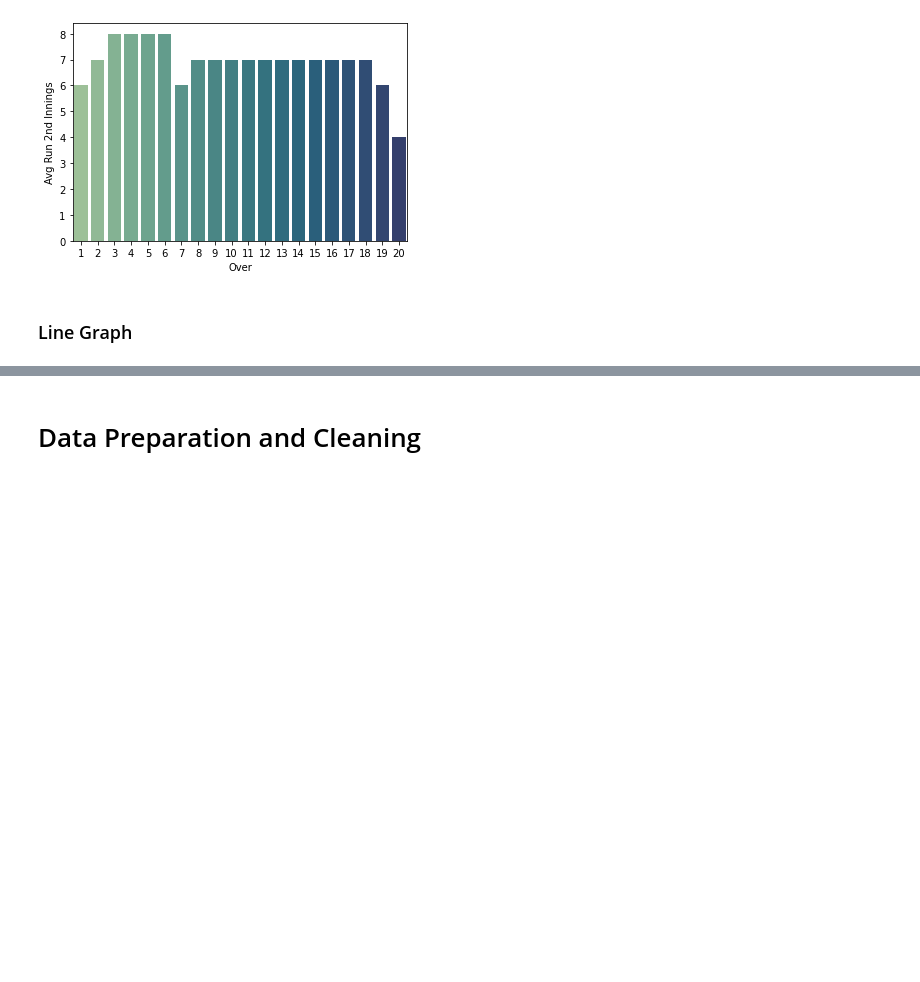
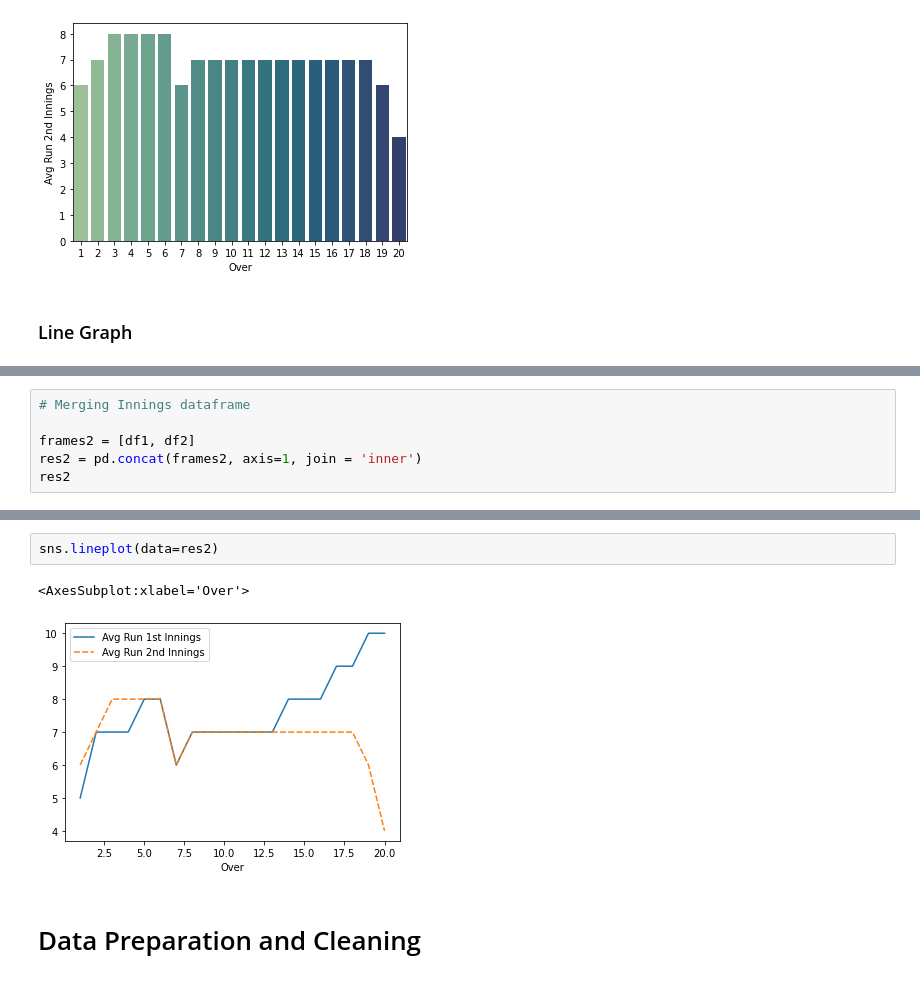
Before and after one commit to Utkarsh736/IPL_Data_Analysis, a Jupyter notebook: Template.ipynb, the cells around one changed output, grey strips where cells are left out. Drawn from its saved outputs; the diff is of its cells as text; blank space fills up the shorter version.

Commit message:
Merging innings data

```diff
--- a/Template.ipynb
+++ b/Template.ipynb
@@ -275,3 +277,9 @@ res
 | 18 | 17 | 9 | 7 |
 | 19 | 16 | 10 | 6 |
 | 20 | 15 | 10 | 4 |
+# %%
+# Merging Innings dataframe
+
+frames2 = [df1, df2]
+res2 = pd.concat(frames2, axis=1, join = 'inner')
+res2
@@ -283,3 +310,8 @@ sns.lineplot(data=res)
+# %%
+sns.lineplot(data=res2)
+# %% [output]
+<AxesSubplot:xlabel='Over'>
+[figure, added]
 # %% [markdown]
 # Data Preparation and Cleaning
 # %% [markdown]
```
Also changed, not shown: parts of 3 cells of this notebook.
